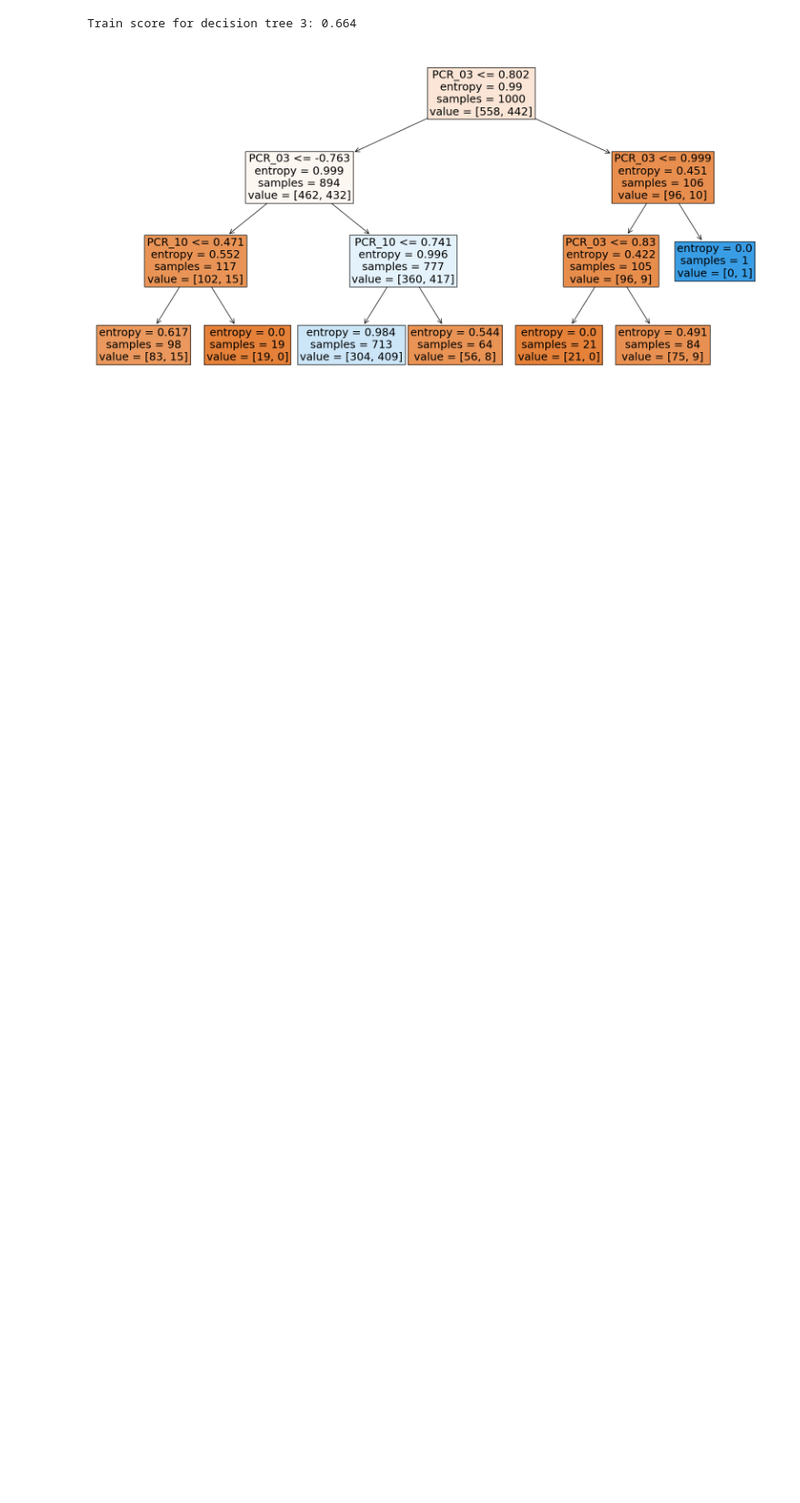
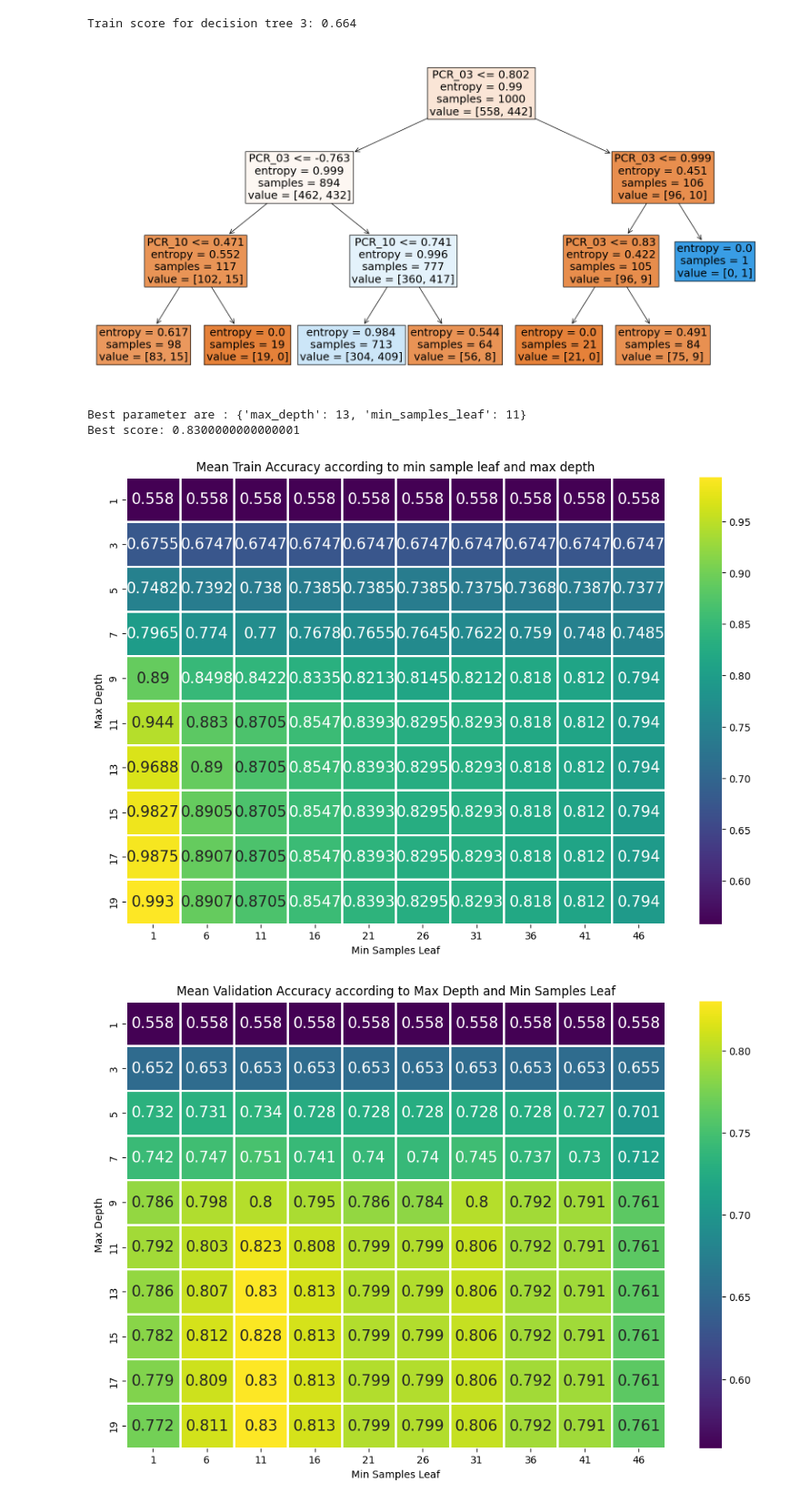
Before and after one commit to Raph3103/hw4atam, a Jupyter notebook: Untitled0.ipynb, the cells around one changed output. Shown at 91% size. Saved outputs shown, nothing was run; the diff lists cells and outputs as text; code cells hidden in the pictures; blank space fills up the shorter version.

```diff
--- a/Untitled0.ipynb
+++ b/Untitled0.ipynb
@@ -195,3 +193,42 @@ print("Train score for decision tree 3:", decision_tree.score(X_all_features_tra
 # %% [output]
 Train score for decision tree 3: 0.664
 [figure]
+# %%
+#Q6
+#Finding best parameters
+from sklearn.model_selection import GridSearchCV
+
+params = {'max_depth': list(range(1, 20, 2)), 'min_samples_leaf': list(range(1, 50, 5))}
+grid = GridSearchCV(estimator=DecisionTreeClassifier(criterion="entropy"), param_grid=params, cv=5, n_jobs=1,
+                    return_train_score=True)
+graph = grid.fit(X_all_features_train, Y_all_features_train)
+
+print("Best parameter are :", grid.best_params_)
+print("Best score:", grid.best_score_)
+# %% [output]
+Best parameter are : {'max_depth': 13, 'min_samples_leaf': 11}
+Best score: 0.8300000000000001
+# %%
+tuning = pd.pivot_table(pd.DataFrame(grid.cv_results_),
+                            values='mean_train_score', index='param_max_depth', columns='param_min_samples_leaf')
+
+fig, axe = plt.subplots(figsize=(12, 8))
+train_subplot = sns.heatmap(tuning, annot=True, linewidths=1, ax=axe, fmt='.4g', cmap='viridis', annot_kws={'size': 15}, xticklabels=True, yticklabels=True)
+plt.xlabel("Min Samples Leaf")
+plt.ylabel("Max Depth")
+plt.title("Mean Train Accuracy according to min sample leaf and max depth")
+plt.show()
+
+tuning_test = pd.pivot_table(pd.DataFrame(grid.cv_results_),values='mean_test_score', index='param_max_depth', columns='param_min_samples_leaf')
+
+fig, axe = plt.subplots(figsize=(12, 8))
+test_subplot = sns.heatmap(tuning_test, annot=True, linewidths=1, ax=axe, fmt='.4g', cmap='viridis',annot_kws={'size': 15},xticklabels=True, yticklabels=True)
+plt.xlabel("Min Samples Leaf")
+plt.ylabel("Max Depth")
+plt.title("Mean Validation Accuracy according to Max Depth and Min Samples Leaf")
+
+
+plt.show()
+# %% [output]
+[figure, added]
+[figure, added]
```
Also changed, not shown: parts of 13 cells of this notebook.
